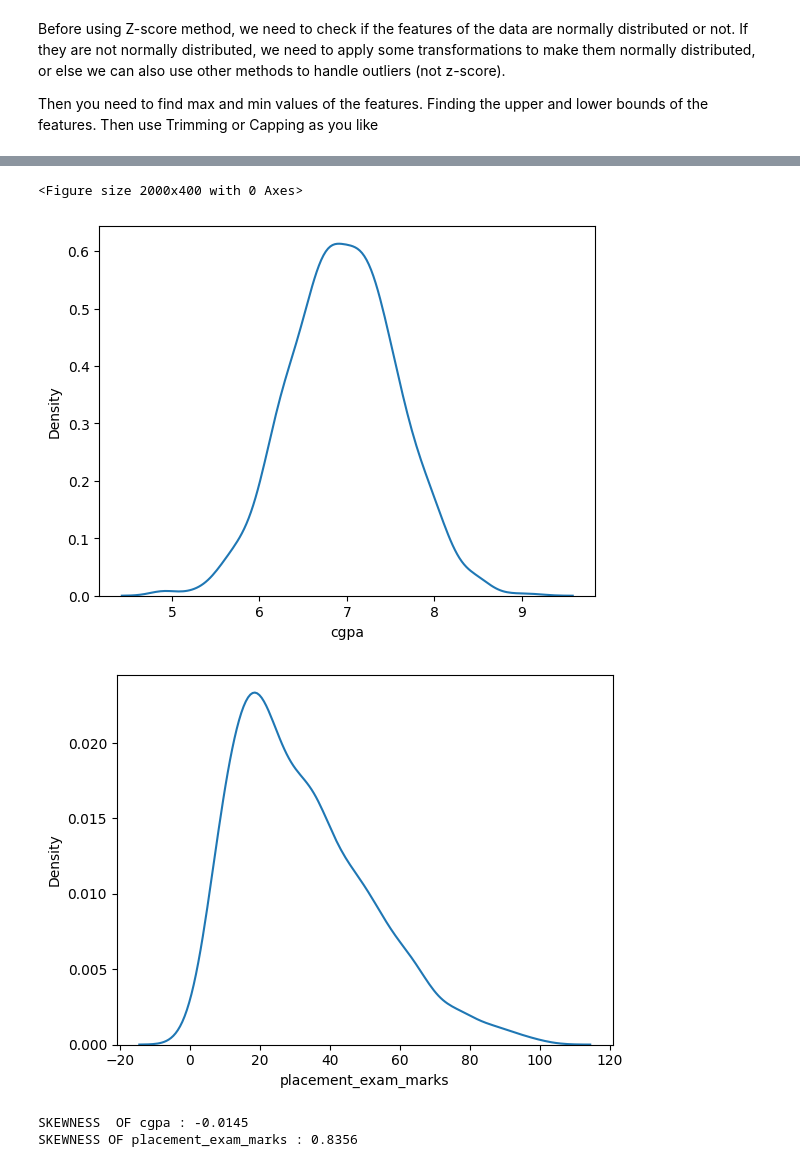
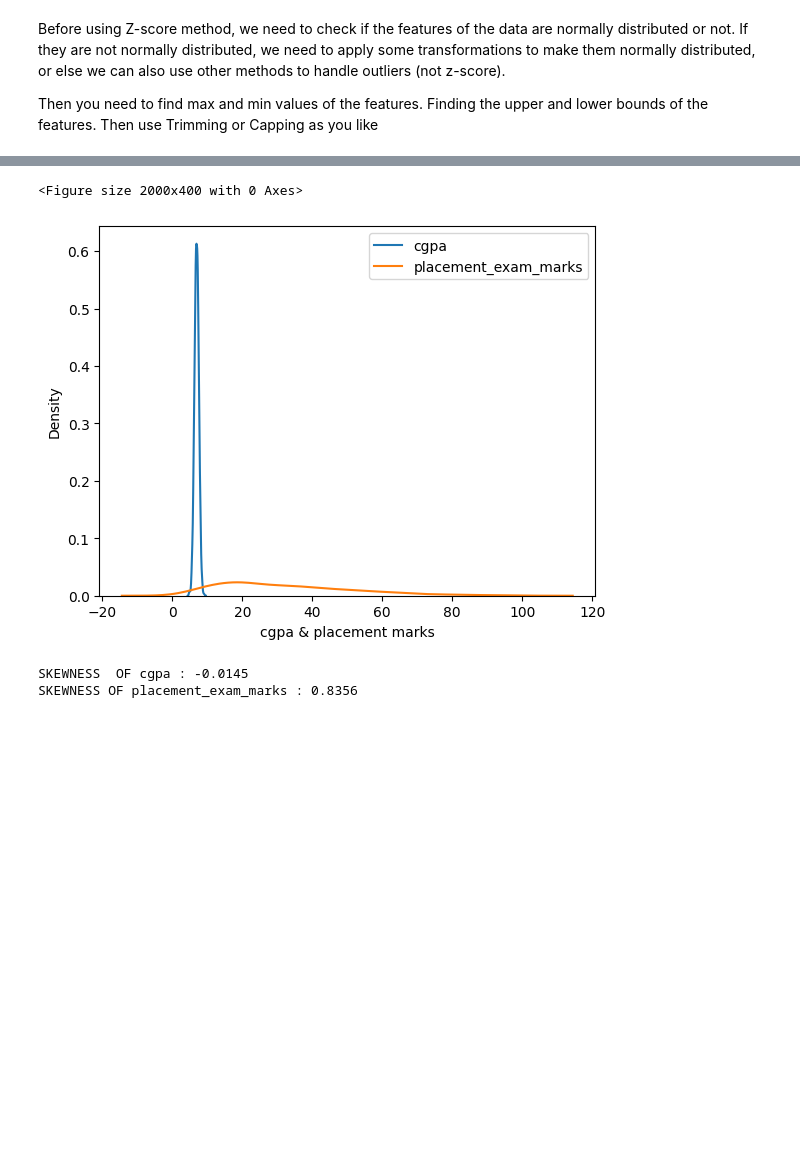
Before and after one commit to Ashura369/Python_and_Data_Science, a Jupyter notebook: 0 ML lecture/14_1 Z score method.ipynb, the cells around one changed output, grey strips where cells are left out. Cells and saved outputs as stored; diff of their text form; code cells hidden in the pictures; blank space fills up the shorter version.

```diff
--- a/0 ML lecture/14_1 Z score method.ipynb
+++ b/0 ML lecture/14_1 Z score method.ipynb
@@ -106,15 +138,16 @@ dtype: float64
 # %%
 plt.figure(figsize=(20,4))
+
 plt.figure(121)
-sns.kdeplot(df['cgpa'])
-plt.figure(122)
-sns.kdeplot(df['placement_exam_marks'])
+sns.kdeplot(df['cgpa'], label='cgpa')
+sns.kdeplot(df['placement_exam_marks'], label='placement_exam_marks')
 
+plt.xlabel('cgpa & placement marks')
+plt.legend()
 plt.show()      # as you can clearly see below that both the features are close to normally distributed
 # %% [output]
 <Figure size 2000x400 with 0 Axes>
-[figure, old version]
+[figure, new version]
-[figure, removed]
 # %%
 # printing the skewness of both the columns (there is no need to draw graphs everytime)
 print(f"SKEWNESS  OF cgpa : {np.round(df['cgpa'].skew(), 4)}")
```
Also changed, not shown: parts of 7 cells of this notebook, 2 other files.
